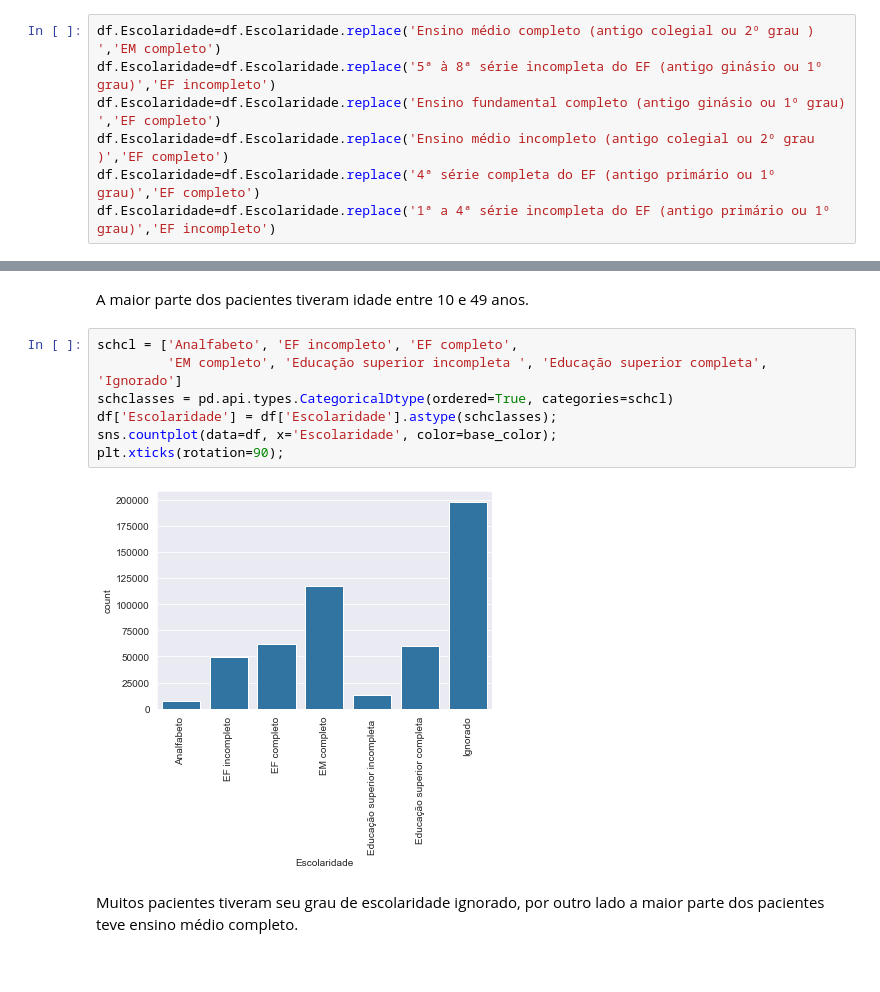
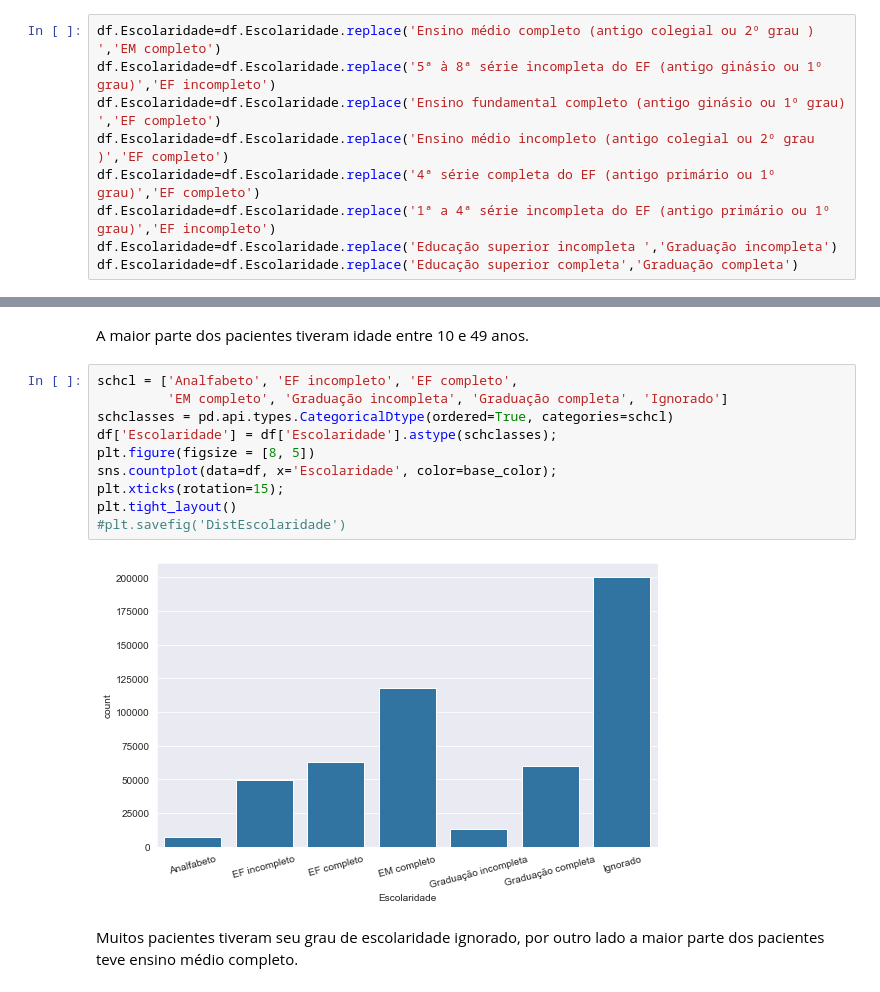
Before and after one commit to lucasgmachado/Covid19ES, a Jupyter notebook: Mortalidade da Covid-19 no ES, Brasil.ipynb, the cells around one changed output, grey strips where cells are left out. Drawn from its saved outputs; the diff is of its cells as text.

```diff
--- a/Mortalidade da Covid-19 no ES, Brasil.ipynb
+++ b/Mortalidade da Covid-19 no ES, Brasil.ipynb
@@ -68,6 +68,8 @@ df.Escolaridade=df.Escolaridade.replace('Ensino fundamental completo (antigo gin
 df.Escolaridade=df.Escolaridade.replace('Ensino médio incompleto (antigo colegial ou 2º grau )','EF completo')
 df.Escolaridade=df.Escolaridade.replace('4ª série completa do EF (antigo primário ou 1º grau)','EF completo')
 df.Escolaridade=df.Escolaridade.replace('1ª a 4ª série incompleta do EF (antigo primário ou 1º grau)','EF incompleto')
+df.Escolaridade=df.Escolaridade.replace('Educação superior incompleta ','Graduação incompleta')
+df.Escolaridade=df.Escolaridade.replace('Educação superior completa','Graduação completa')
 # %% [markdown]
 Vou criar duas colunas novas com o ano-semana do óbito e do diagnostico
 # %%
@@ -207,13 +209,16 @@ plt.savefig('DistIdade')
 A maior parte dos pacientes tiveram idade entre 10 e 49 anos.
 # %%
 schcl = ['Analfabeto', 'EF incompleto', 'EF completo',
-         'EM completo', 'Educação superior incompleta ', 'Educação superior completa', 'Ignorado']
+         'EM completo', 'Graduação incompleta', 'Graduação completa', 'Ignorado']
 schclasses = pd.api.types.CategoricalDtype(ordered=True, categories=schcl)
 df['Escolaridade'] = df['Escolaridade'].astype(schclasses);
+plt.figure(figsize = [8, 5])
 sns.countplot(data=df, x='Escolaridade', color=base_color);
-plt.xticks(rotation=90);
+plt.xticks(rotation=15);
+plt.tight_layout()
+#plt.savefig('DistEscolaridade')
 # %% [output]
-[figure, old version]
+[figure, new version]
 # %% [markdown]
 Muitos pacientes tiveram seu grau de escolaridade ignorado, por outro lado a maior parte dos pacientes teve ensino médio completo.
 # %%
```
Also changed, not shown: parts of 30 cells of this notebook.
